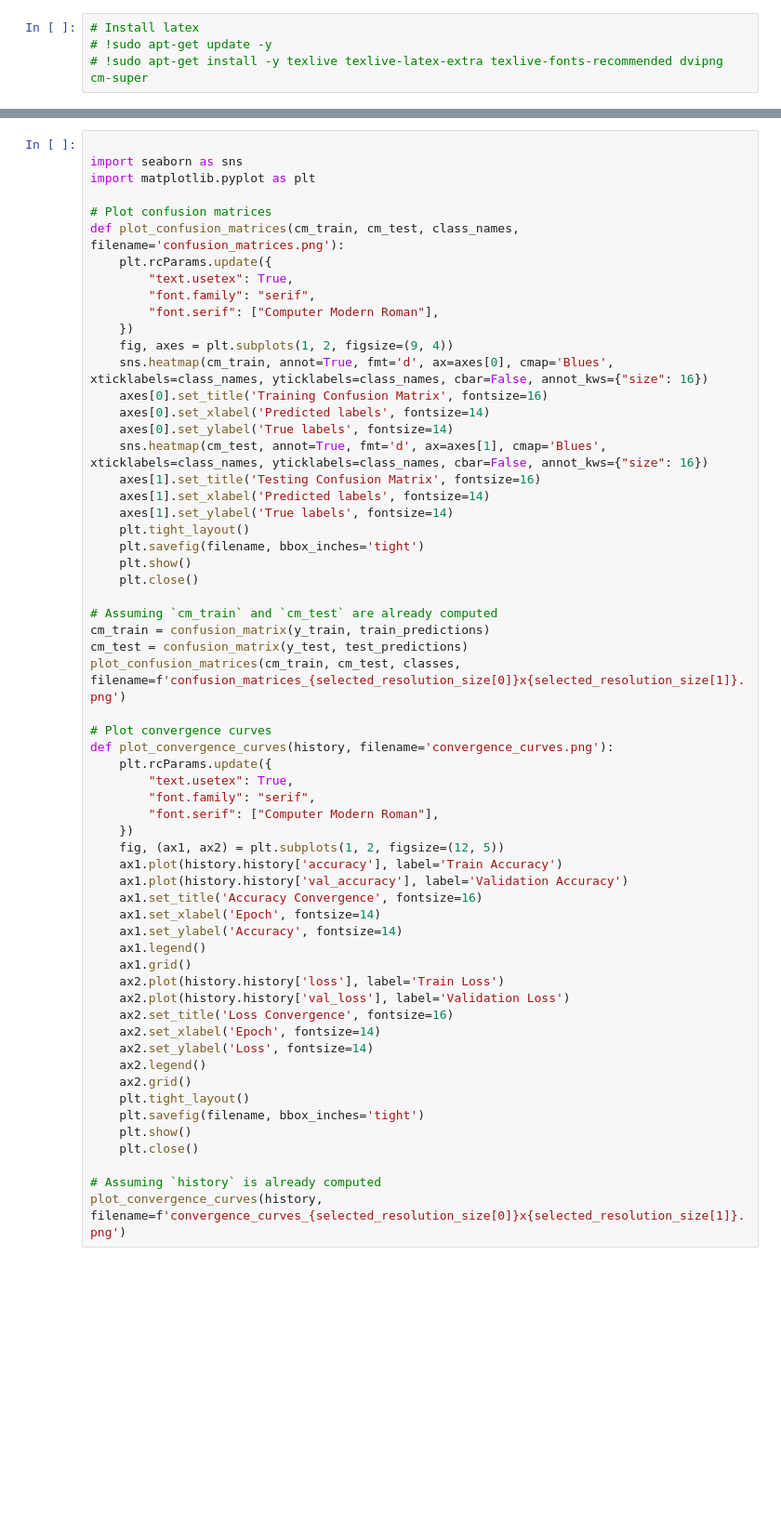
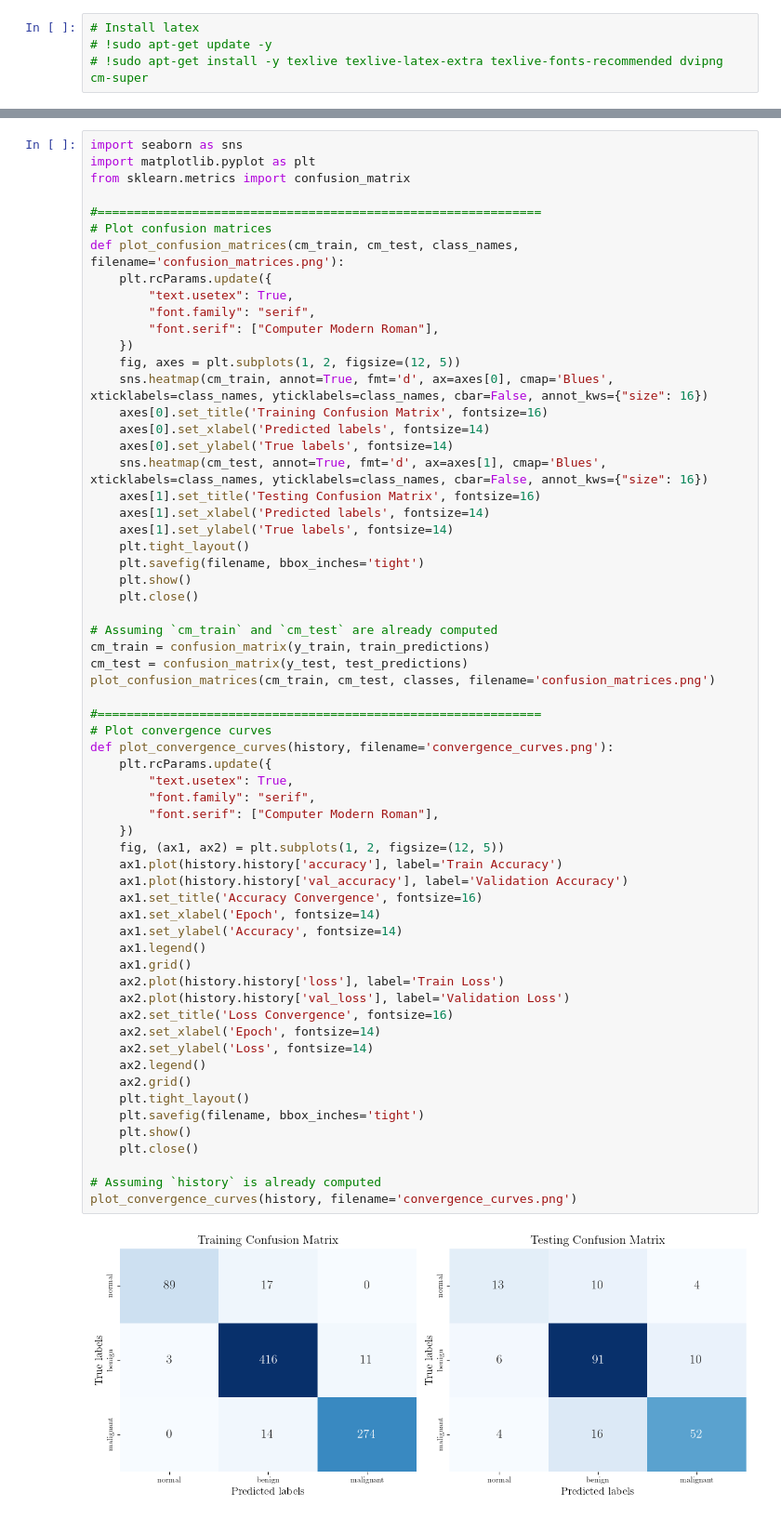
Before and after one commit to asheta66/CNN, a Jupyter notebook: Breast_Diagnosis_TF.ipynb, the cells around one changed output, grey strips where cells are left out. Shown at 93% size. Cells and saved outputs as stored; diff of their text form; blank space fills up the shorter version.

```diff
--- a/Breast_Diagnosis_TF.ipynb
+++ b/Breast_Diagnosis_TF.ipynb
@@ -187,8 +115,9 @@ Class 'normal': 133 images
 # %%
-
 import seaborn as sns
 import matplotlib.pyplot as plt
+from sklearn.metrics import confusion_matrix
 
+#=============================================================
 # Plot confusion matrices
 def plot_confusion_matrices(cm_train, cm_test, class_names, filename='confusion_matrices.png'):
     plt.rcParams.update({
@@ -196,7 +125,7 @@ def plot_confusion_matrices(cm_train, cm_test, class_names, filename='confusion_
         "font.family": "serif",
         "font.serif": ["Computer Modern Roman"],
     })
-    fig, axes = plt.subplots(1, 2, figsize=(9, 4))
+    fig, axes = plt.subplots(1, 2, figsize=(12, 5))
     sns.heatmap(cm_train, annot=True, fmt='d', ax=axes[0], cmap='Blues', xticklabels=class_names, yticklabels=class_names, cbar=False, annot_kws={"size": 16})
     axes[0].set_title('Training Confusion Matrix', fontsize=16)
     axes[0].set_xlabel('Predicted labels', fontsize=14)
@@ -213,34 +142,37 @@ def plot_confusion_matrices(cm_train, cm_test, class_names, filename='confusion_
 # Assuming `cm_train` and `cm_test` are already computed
 cm_train = confusion_matrix(y_train, train_predictions)
 cm_test = confusion_matrix(y_test, test_predictions)
-plot_confusion_matrices(cm_train, cm_test, classes, filename=f'confusion_matrices_{selected_resolution_size[0]}x{selected_resolution_size[1]}.png')
+plot_confusion_matrices(cm_train, cm_test, classes, filename='confusion_matrices.png')
 
+#=============================================================
 # Plot convergence curves
 def plot_convergence_curves(history, filename='convergence_curves.png'):
     plt.rcParams.update({
         "text.usetex": True,
         "font.family": "serif",
         "font.serif": ["Computer Modern Roman"],
     })
     fig, (ax1, ax2) = plt.subplots(1, 2, figsize=(12, 5))
     ax1.plot(history.history['accuracy'], label='Train Accuracy')
     ax1.plot(history.history['val_accuracy'], label='Validation Accuracy')
     ax1.set_title('Accuracy Convergence', fontsize=16)
     ax1.set_xlabel('Epoch', fontsize=14)
     ax1.set_ylabel('Accuracy', fontsize=14)
     ax1.legend()
     ax1.grid()
     ax2.plot(history.history['loss'], label='Train Loss')
     ax2.plot(history.history['val_loss'], label='Validation Loss')
     ax2.set_title('Loss Convergence', fontsize=16)
     ax2.set_xlabel('Epoch', fontsize=14)
     ax2.set_ylabel('Loss', fontsize=14)
     ax2.legend()
     ax2.grid()
     plt.tight_layout()
     plt.savefig(filename, bbox_inches='tight')
     plt.show()
     plt.close()
 
 # Assuming `history` is already computed
-plot_convergence_curves(history, filename=f'convergence_curves_{selected_resolution_size[0]}x{selected_resolution_size[1]}.png')
+plot_convergence_curves(history, filename='convergence_curves.png')
+# %% [output]
+[figure, added]
```
Also changed, not shown: parts of 5 cells of this notebook.
